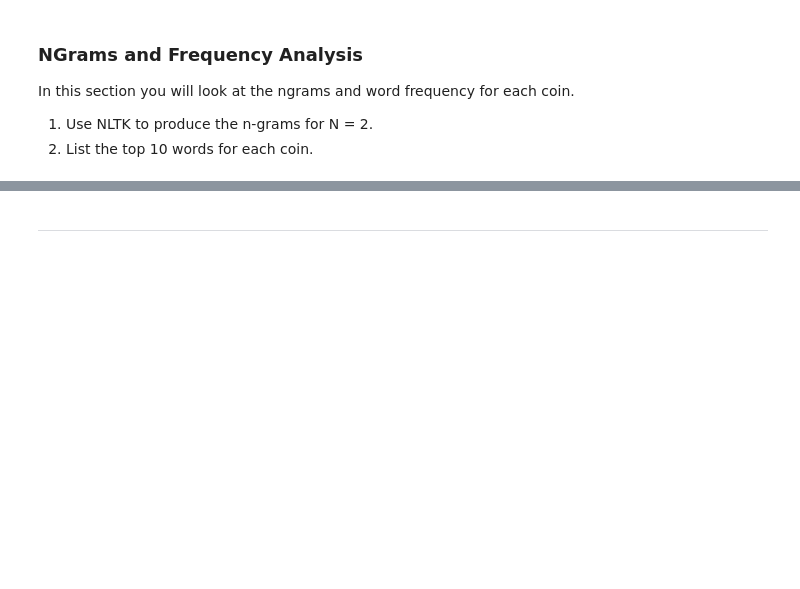
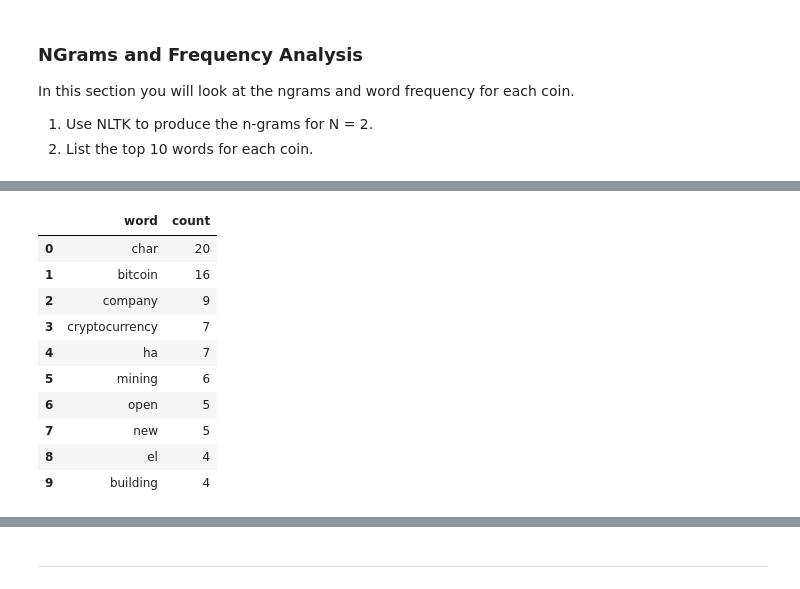
Before and after one commit to brilliantlyc/Cryptocurrency_NLP_Analysis, a Jupyter notebook: crypto_sentiment.ipynb, the cells around one changed output, grey strips where cells are left out. Saved outputs shown, nothing was run; the diff lists cells and outputs as text; code cells hidden in the pictures; blank space fills up the shorter version.

Commit message:
Completed the N-grams section of the NLP part.

```diff
--- a/crypto_sentiment.ipynb
+++ b/crypto_sentiment.ipynb
@@ -278,0 +273,16 @@ from nltk import ngrams
+# %%
+# Define a function that creates a master list of all the tokens in a given DataFrame
+def create_df_tokens_list(df):
+    # Create a new list that will contain the tokens of all the token lists in the given DataFrame's "tokens" column
+    master_tokens_list = []
+    df_tokens = df["tokens"]
+    for tokens_list in df_tokens:
+        for token in tokens_list:
+            master_tokens_list.append(token)
+    return master_tokens_list
+# %%
+# Generate the Bitcoin N-grams where N=2
+# First call the create_df_tokens_list() to create the list of all the bitcoin tokens
+bitcoin_tokens_list = create_df_tokens_list(bitcoin_df)
+bitcoin_bigrams = list(ngrams(bitcoin_tokens_list, n=2))
+bitcoin_bigrams
@@ -279,5 +331,24 @@ from nltk import ngrams
 # %%
 # Function token_count generates the top 10 words for a given coin
-def token_count(tokens, N=3):
+def token_count(tokens, N):
     """Returns the top N tokens from the frequency count"""
     return Counter(tokens).most_common(N)
+# %%
+# Use token_count to get the top 10 words for Bitcoin
+# Use the master bitcoin tokens list created above
+# Create a dictionary from the results of the token_count function call
+bitcoin_top_10 = dict(token_count(bitcoin_tokens_list, 10))
+# Create a DataFrame using the dictionary
+pd.DataFrame(list(bitcoin_top_10.items()), columns=["word", "count"])
+# %% [output]
+|  | word | count |
+| 0 | char | 20 |
+| 1 | bitcoin | 16 |
+| 2 | company | 9 |
+| 3 | cryptocurrency | 7 |
+| 4 | ha | 7 |
+| 5 | mining | 6 |
+| 6 | open | 5 |
+| 7 | new | 5 |
+| 8 | el | 4 |
+| 9 | building | 4 |
```
Also changed, not shown: parts of 17 cells of this notebook.
